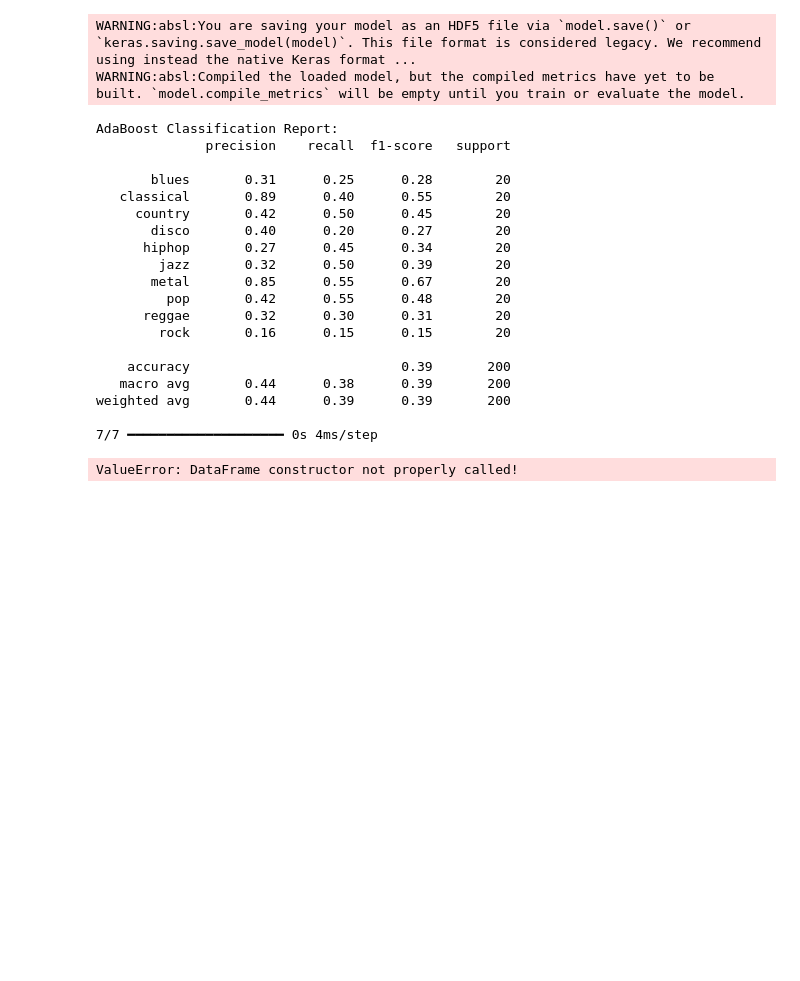
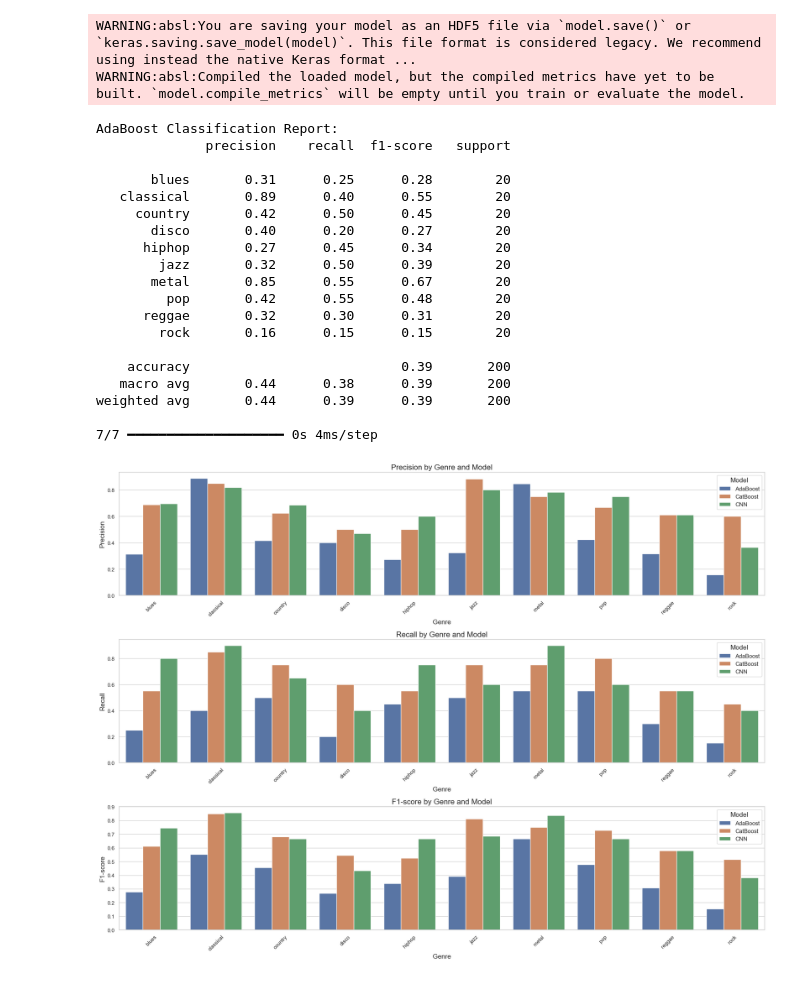
Before and after one commit to DMW9400/mir_finalProj, a Jupyter notebook: matt_nb.ipynb, the cells around one changed output. Cells and saved outputs as stored; diff of their text form; code cells hidden in the pictures; blank space fills up the shorter version.

```diff
--- a/matt_nb.ipynb
+++ b/matt_nb.ipynb
@@ -484,7 +484,7 @@ cnn_report = classification_report(y_test_classes, y_pred_cnn_classes, target_na
 ada_df = pd.DataFrame(ada_report).transpose()
 cat_df = pd.DataFrame(cat_report).transpose()
 cnn_df = pd.DataFrame(cnn_report).transpose()
-knc_df = pd.DataFrame(knn_report).transpose()
+# knc_df = pd.DataFrame(knn_report).transpose()
 # dtc_df = pd.DataFrame(dt_report).transpose()
 # rf_df = pd.DataFrame(rf_classification_report).transpose()
 # lr_df = pd.DataFrame(lr_classification_report).transpose()
@@ -560,31 +560,31 @@ for i, metric in enumerate(metrics, 1):
     plt.xticks(rotation=45)
 
     # Adjust legend
     plt.legend(title='Model', fontsize=12, title_fontsize=14)
 
 # Adjust layout to prevent overlap
 plt.tight_layout()
 
 # Display the plots
 plt.show()
 # %% [output]
 AdaBoost Classification Report:
               precision    recall  f1-score   support
 
        blues       0.31      0.25      0.28        20
    classical       0.89      0.40      0.55        20
      country       0.42      0.50      0.45        20
        disco       0.40      0.20      0.27        20
       hiphop       0.27      0.45      0.34        20
         jazz       0.32      0.50      0.39        20
        metal       0.85      0.55      0.67        20
          pop       0.42      0.55      0.48        20
       reggae       0.32      0.30      0.31        20
         rock       0.16      0.15      0.15        20
 
     accuracy                           0.39       200
    macro avg       0.44      0.38      0.39       200
 weighted avg       0.44      0.39      0.39       200
 
 7/7 ━━━━━━━━━━━━━━━━━━━━ 0s 4ms/step
-ValueError: DataFrame constructor not properly called!
+[figure, added]
```
Also changed, not shown: parts of 1 cell of this notebook, 6 other files.
